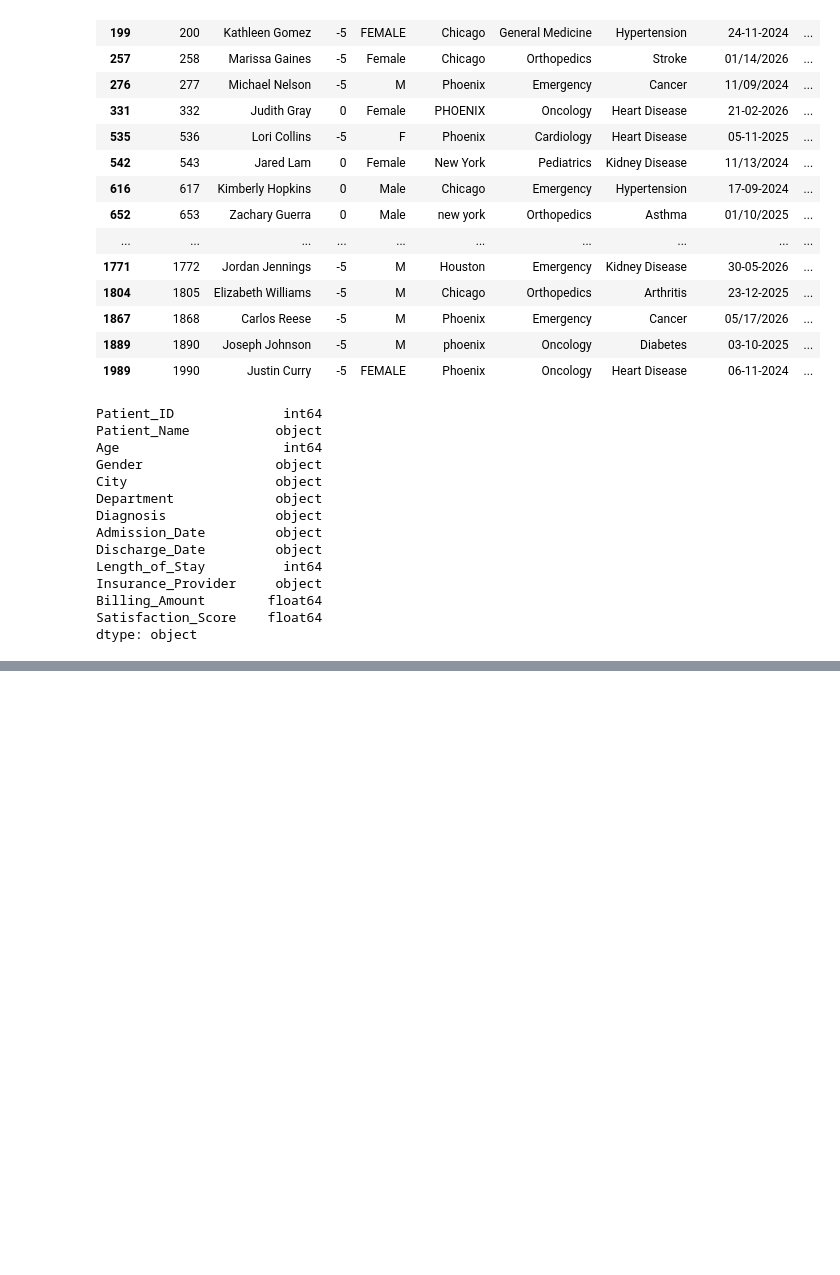
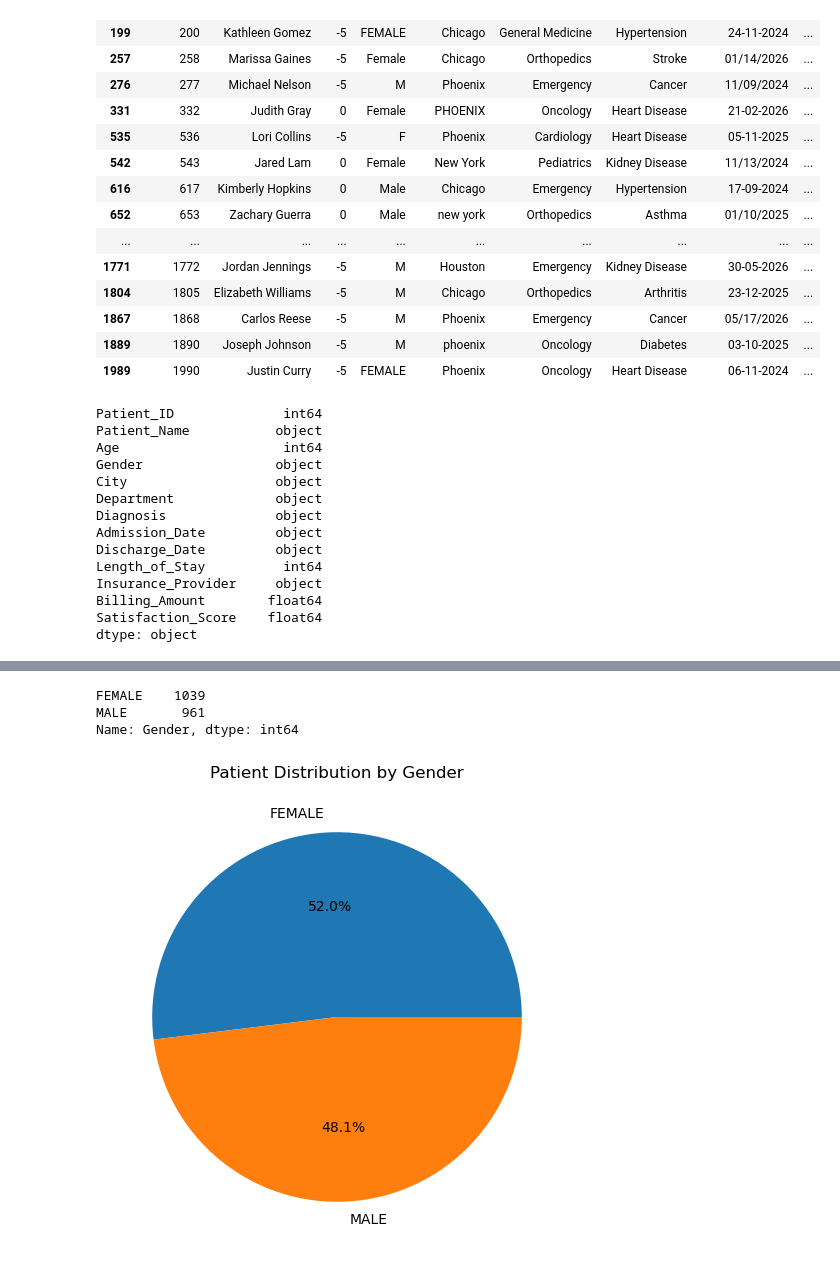
Before and after one commit to bgautham9/Healthcare_Analytics, a Jupyter notebook: Healthcare_analytics.ipynb, the cells around one changed output, grey strips where cells are left out. Drawn from its saved outputs; the diff is of its cells as text; code cells hidden in the pictures; blank space fills up the shorter version.

```diff
--- a/Healthcare_analytics.ipynb
+++ b/Healthcare_analytics.ipynb
@@ -156,0 +235,17 @@ dtype: object
+# %%
+df["Gender"].value_counts()
+# %% [output]
+FEMALE    1039
+MALE       961
+Name: Gender, dtype: int64
+# %%
+df["Gender"].value_counts().plot.pie(
+    autopct='%1.1f%%',
+    figsize=(6,6)
+)
+
+plt.title("Patient Distribution by Gender")
+plt.ylabel("")
+plt.show()
+# %% [output]
+[figure, added]
```
Also changed, not shown: parts of 16 cells of this notebook.
